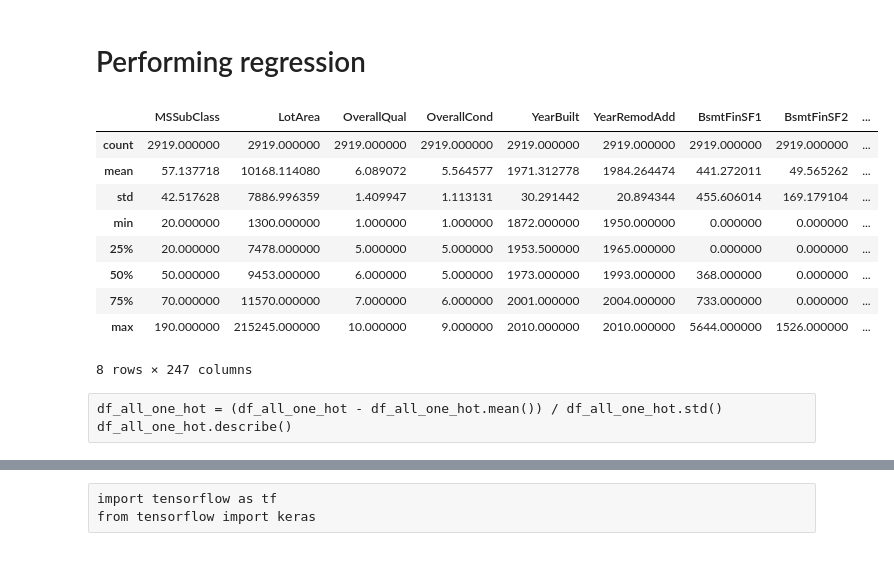
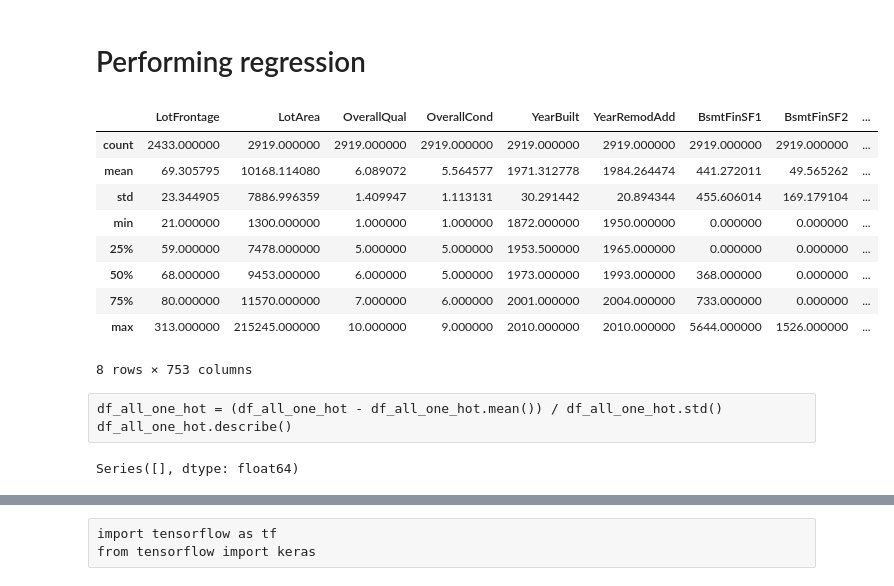
Before and after one commit to arjunagarwal899/KaggleEstimateHousingPrices, a Jupyter notebook: solution.ipynb, the cells around one changed output, grey strips where cells are left out. Drawn from its saved outputs; the diff is of its cells as text; code cells hidden in the pictures.

Commit message:
fixed year columns, currently overfitting

```diff
--- a/solution.ipynb
+++ b/solution.ipynb
@@ -375,0 +378,13 @@ columns_to_drop.update(['LotFrontage', 'MasVnrType', 'MasVnrArea', 'GarageType',
+# %%
+# YearBuilt, YearRemodAdd, GarageYrBuilt
+
+df_all['Age'] = df_all.YrSold - df_all.YearBuilt
+df_all['RemodAddAge'] = df_all.YrSold - df_all.YearRemodAdd
+df_all['GarageAge'] = df_all.YrSold - df_all.GarageYrBlt
+
+columns_to_drop.update(['YearBuilt', 'YearRemodAdd', 'GarageAge', 'YrSold', 'MoSold'])
+# %%
+# CentralAir
+
+df_all.CentralAir = df_all.CentralAir.map({'Y': 1, 'N': 0})
+df_all.CentralAir.value_counts()
@@ -376,14 +395,4 @@ columns_to_drop.update(['LotFrontage', 'MasVnrType', 'MasVnrArea', 'GarageType',
 # %%
-transform = {
-    'YearBuilt',
-    'YearRemodAdd',
-    'CentralAir',
-    'GarageYrBuilt',
-    'MoSold',
-    'YrSold',
-
-}
-
 categorical = {
     'MSSubClass',
     'MSZoning',
@@ -413,7 +422,7 @@ categorical = {
     'BsmtExposure',
     'BsmtFinType1',
     'BsmtFinType2',
-    'HEating',
+    'Heating',
     'HeatingQC',
     'Electrical',
     'KitchenQual',
@@ -428,6 +437,7 @@ categorical = {
     'MiscFeature',
     'SaleType',
     'SaleCondition',
+    'PavedDrive',
 
 }
 
@@ -461,5 +471,8 @@ numerical = {
     'ScreenPorch',
     'PoolArea',
     'MiscVal',
+    'Age',
+    'RemodAddAge',
+    'GarageAge',
 
 }
@@ -505,4 +499,18 @@ MiscFeature     2814
 dtype: int64
 # %% [markdown]
 # Performing regression
+# %%
+df_all_one_hot = pd.get_dummies(df_all, columns=categorical)
+df_all_one_hot.describe()
+# %% [output]
+|  | LotFrontage | LotArea | OverallQual | OverallCond | YearBuilt | YearRemodAdd | BsmtFinSF1 | BsmtFinSF2 | ... |
+| count | 2433.000000 | 2919.000000 | 2919.000000 | 2919.000000 | 2919.000000 | 2919.000000 | 2919.000000 | 2919.000000 | ... |
+| mean | 69.305795 | 10168.114080 | 6.089072 | 5.564577 | 1971.312778 | 1984.264474 | 441.272011 | 49.565262 | ... |
+| std | 23.344905 | 7886.996359 | 1.409947 | 1.113131 | 30.291442 | 20.894344 | 455.606014 | 169.179104 | ... |
+| min | 21.000000 | 1300.000000 | 1.000000 | 1.000000 | 1872.000000 | 1950.000000 | 0.000000 | 0.000000 | ... |
+| 25% | 59.000000 | 7478.000000 | 5.000000 | 5.000000 | 1953.500000 | 1965.000000 | 0.000000 | 0.000000 | ... |
+| 50% | 68.000000 | 9453.000000 | 6.000000 | 5.000000 | 1973.000000 | 1993.000000 | 368.000000 | 0.000000 | ... |
+| 75% | 80.000000 | 11570.000000 | 7.000000 | 6.000000 | 2001.000000 | 2004.000000 | 733.000000 | 0.000000 | ... |
+| max | 313.000000 | 215245.000000 | 10.000000 | 9.000000 | 2010.000000 | 2010.000000 | 5644.000000 | 1526.000000 | ... |
+8 rows × 753 columns
 # %%
@@ -510,20 +518,10 @@ df_all.drop(columns_to_drop, axis=1, inplace=True)
-# %%
-df_all_one_hot = pd.get_dummies(df_all)
-df_all_one_hot.describe()
-# %% [output]
-|  | MSSubClass | LotArea | OverallQual | OverallCond | YearBuilt | YearRemodAdd | BsmtFinSF1 | BsmtFinSF2 | ... |
-| count | 2919.000000 | 2919.000000 | 2919.000000 | 2919.000000 | 2919.000000 | 2919.000000 | 2919.000000 | 2919.000000 | ... |
-| mean | 57.137718 | 10168.114080 | 6.089072 | 5.564577 | 1971.312778 | 1984.264474 | 441.272011 | 49.565262 | ... |
-| std | 42.517628 | 7886.996359 | 1.409947 | 1.113131 | 30.291442 | 20.894344 | 455.606014 | 169.179104 | ... |
-| min | 20.000000 | 1300.000000 | 1.000000 | 1.000000 | 1872.000000 | 1950.000000 | 0.000000 | 0.000000 | ... |
-| 25% | 20.000000 | 7478.000000 | 5.000000 | 5.000000 | 1953.500000 | 1965.000000 | 0.000000 | 0.000000 | ... |
-| 50% | 50.000000 | 9453.000000 | 6.000000 | 5.000000 | 1973.000000 | 1993.000000 | 368.000000 | 0.000000 | ... |
-| 75% | 70.000000 | 11570.000000 | 7.000000 | 6.000000 | 2001.000000 | 2004.000000 | 733.000000 | 0.000000 | ... |
-| max | 190.000000 | 215245.000000 | 10.000000 | 9.000000 | 2010.000000 | 2010.000000 | 5644.000000 | 1526.000000 | ... |
-8 rows × 247 columns
 # %% [raw]
 df_all_one_hot = (df_all_one_hot - df_all_one_hot.mean()) / df_all_one_hot.std()
 df_all_one_hot.describe()
+# %%
+show_null_columns(df_all_one_hot)
+# %% [output]
+Series([], dtype: float64)
 # %%
 train_x = df_all_one_hot.iloc[:n_train, :]
 train_y = df_train_y
```
Also changed, not shown: parts of 12 cells of this notebook, 1 other file.
